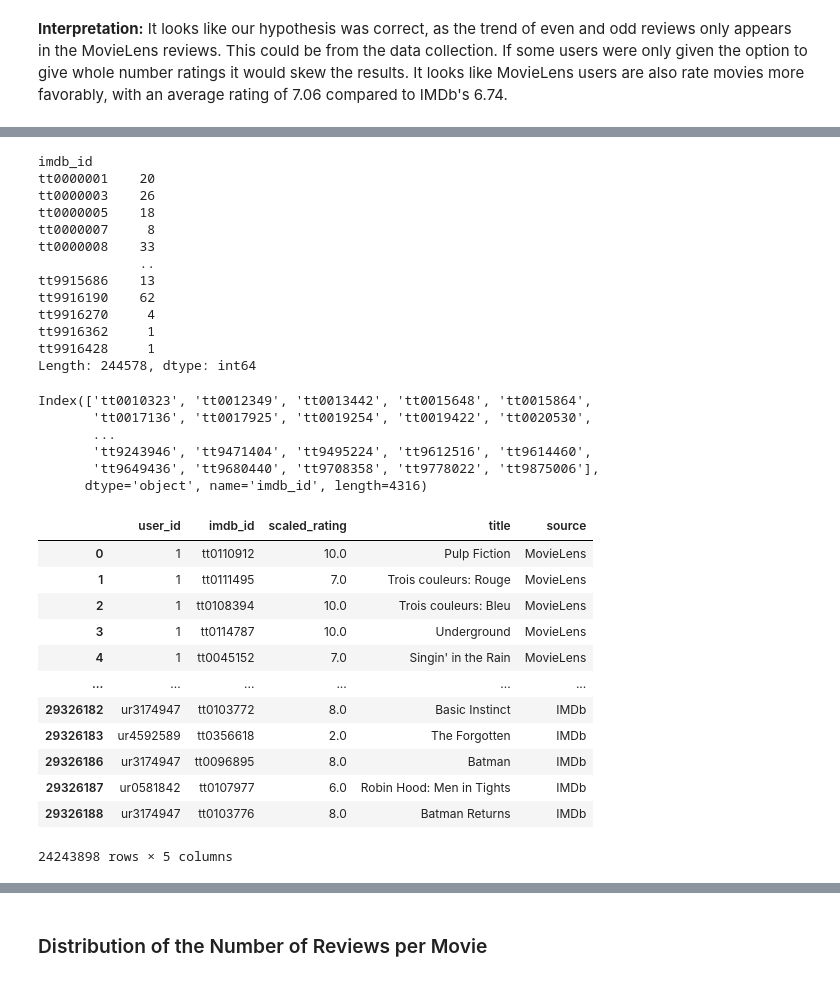
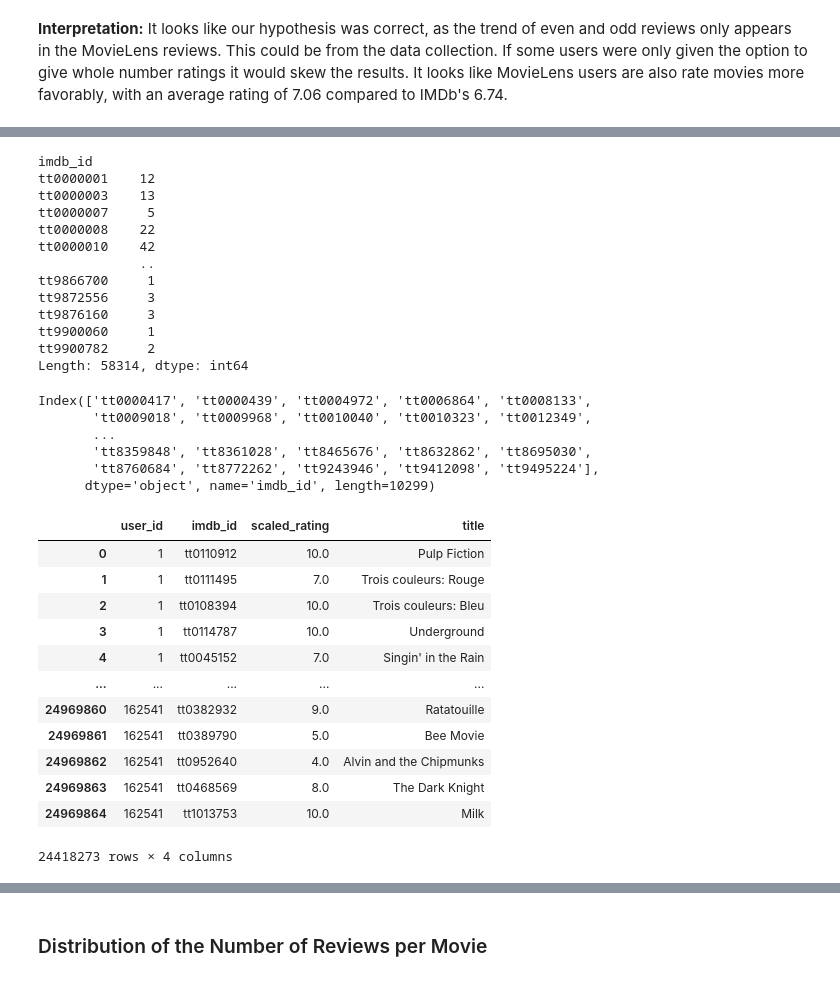
Before and after one commit to jackfrantz/Movie-Recommender-System, a Jupyter notebook: Code_Notebooks/2_EDA.ipynb, the cells around one changed output, grey strips where cells are left out. Saved outputs shown, nothing was run; the diff lists cells and outputs as text; code cells hidden in the pictures.

```diff
--- a/Code_Notebooks/2_EDA.ipynb
+++ b/Code_Notebooks/2_EDA.ipynb
@@ -100,2 +102,3 @@ We will be using just MovieLens reviews for this because there may be TV data mi
 # %%
-ml_reviews = pd.read_csv('')
+ml_reviews = pd.read_csv('../Data/Large-Data/ml_reviews.csv')
+ml_reviews
@@ -102,50 +119,50 @@ ml_reviews = pd.read_csv('')
 # %%
 # Calculate the count of reviews for each movie
-reviews_per_movie = reviews.groupby('imdb_id').size()
+reviews_per_movie = ml_reviews.groupby('imdb_id').size()
 reviews_per_movie
 # %% [output]
 imdb_id
-tt0000001    20
-tt0000003    26
-tt0000005    18
-tt0000007     8
-tt0000008    33
+tt0000001    12
+tt0000003    13
+tt0000007     5
+tt0000008    22
+tt0000010    42
              ..
-tt9915686    13
-tt9916190    62
-tt9916270     4
-tt9916362     1
-tt9916428     1
-Length: 244578, dtype: int64
+tt9866700     1
+tt9872556     3
+tt9876160     3
+tt9900060     1
+tt9900782     2
+Length: 58314, dtype: int64
 # %%
-# Filter out movies with less than 5 reviews
-movies_over_1000_reviews = reviews_per_movie[reviews_per_movie >= 1000].index
-movies_over_1000_reviews
+# Filter out movies with less than 100 reviews
+movies_over_100_reviews = reviews_per_movie[reviews_per_movie >= 100].index
+movies_over_100_reviews
 # %% [output]
-Index(['tt0010323', 'tt0012349', 'tt0013442', 'tt0015648', 'tt0015864',
-       'tt0017136', 'tt0017925', 'tt0019254', 'tt0019422', 'tt0020530',
+Index(['tt0000417', 'tt0000439', 'tt0004972', 'tt0006864', 'tt0008133',
+       'tt0009018', 'tt0009968', 'tt0010040', 'tt0010323', 'tt0012349',
        ...
-       'tt9243946', 'tt9471404', 'tt9495224', 'tt9612516', 'tt9614460',
-       'tt9649436', 'tt9680440', 'tt9708358', 'tt9778022', 'tt9875006'],
-      dtype='object', name='imdb_id', length=4316)
+       'tt8359848', 'tt8361028', 'tt8465676', 'tt8632862', 'tt8695030',
+       'tt8760684', 'tt8772262', 'tt9243946', 'tt9412098', 'tt9495224'],
+      dtype='object', name='imdb_id', length=10299)
 # %%
 # Filter the DataFrame to include only reviews for valid movies
-reviews_filtered = reviews[reviews['imdb_id'].isin(movies_over_1000_reviews)]
+reviews_filtered = ml_reviews[ml_reviews['imdb_id'].isin(movies_over_100_reviews)]
 reviews_filtered
 # %% [output]
-|  | user_id | imdb_id | scaled_rating | title | source |
-| 0 | 1 | tt0110912 | 10.0 | Pulp Fiction | MovieLens |
-| 1 | 1 | tt0111495 | 7.0 | Trois couleurs: Rouge | MovieLens |
-| 2 | 1 | tt0108394 | 10.0 | Trois couleurs: Bleu | MovieLens |
-| 3 | 1 | tt0114787 | 10.0 | Underground | MovieLens |
-| 4 | 1 | tt0045152 | 7.0 | Singin' in the Rain | MovieLens |
-| ... | ... | ... | ... | ... | ... |
-| 29326182 | ur3174947 | tt0103772 | 8.0 | Basic Instinct | IMDb |
-| 29326183 | ur4592589 | tt0356618 | 2.0 | The Forgotten | IMDb |
-| 29326186 | ur3174947 | tt0096895 | 8.0 | Batman | IMDb |
-| 29326187 | ur0581842 | tt0107977 | 6.0 | Robin Hood: Men in Tights | IMDb |
-| 29326188 | ur3174947 | tt0103776 | 8.0 | Batman Returns | IMDb |
+|  | user_id | imdb_id | scaled_rating | title |
+| 0 | 1 | tt0110912 | 10.0 | Pulp Fiction |
+| 1 | 1 | tt0111495 | 7.0 | Trois couleurs: Rouge |
+| 2 | 1 | tt0108394 | 10.0 | Trois couleurs: Bleu |
+| 3 | 1 | tt0114787 | 10.0 | Underground |
+| 4 | 1 | tt0045152 | 7.0 | Singin' in the Rain |
+| ... | ... | ... | ... | ... |
+| 24969860 | 162541 | tt0382932 | 9.0 | Ratatouille |
+| 24969861 | 162541 | tt0389790 | 5.0 | Bee Movie |
+| 24969862 | 162541 | tt0952640 | 4.0 | Alvin and the Chipmunks |
+| 24969863 | 162541 | tt0468569 | 8.0 | The Dark Knight |
+| 24969864 | 162541 | tt1013753 | 10.0 | Milk |
-24243898 rows × 5 columns
+24418273 rows × 4 columns
 # %%
 # Calculate the average rating for each movie
 average_ratings_per_movie = reviews_filtered.groupby(['imdb_id'])['scaled_rating'].mean().reset_index()
```
Also changed, not shown: parts of 34 cells of this notebook.
